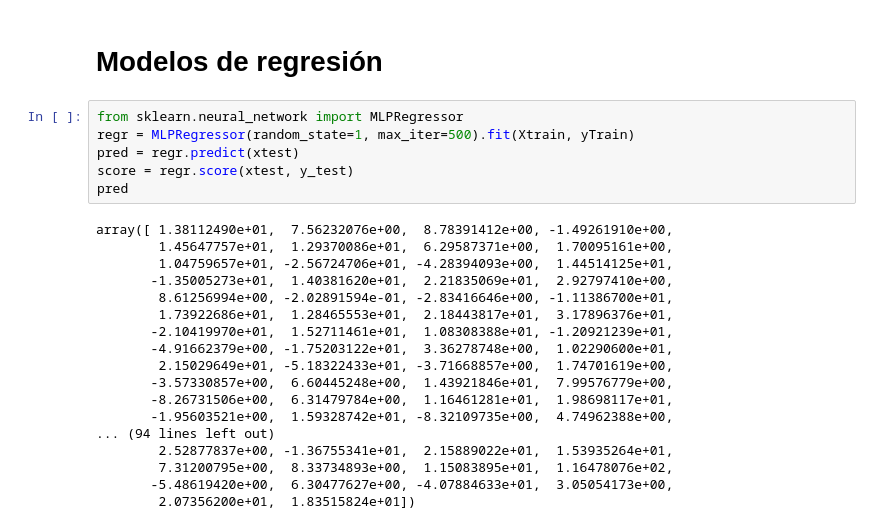
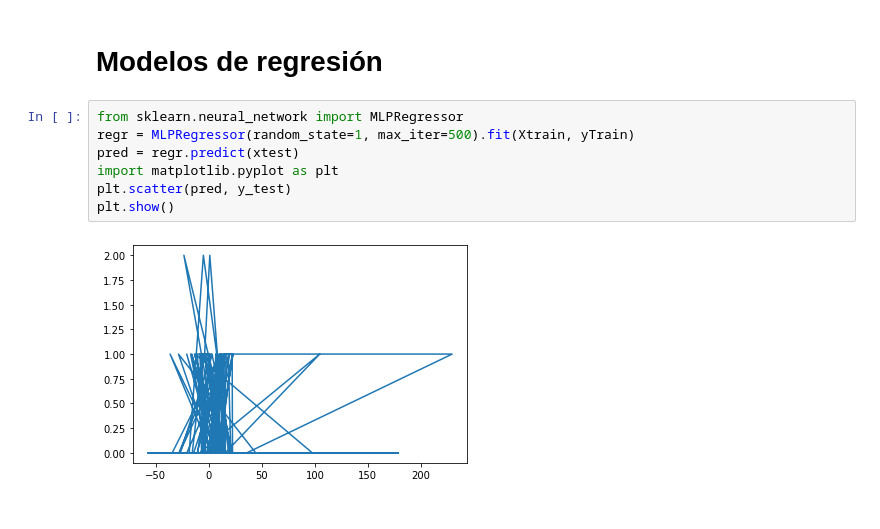
Before and after one commit to JuanPineda115/DM-HT8, a Jupyter notebook: RNA.ipynb, the cells around one changed output. Cells and saved outputs as stored; diff of their text form.

```diff
--- a/RNA.ipynb
+++ b/RNA.ipynb
@@ -215,24 +215,9 @@ Accuracy:  0.9703196347031964
 # %%
 from sklearn.neural_network import MLPRegressor
 regr = MLPRegressor(random_state=1, max_iter=500).fit(Xtrain, yTrain)
 pred = regr.predict(xtest)
-score = regr.score(xtest, y_test)
-pred
+import matplotlib.pyplot as plt
+plt.scatter(pred, y_test)
+plt.show()
 # %% [output]
-array([ 1.38112490e+01,  7.56232076e+00,  8.78391412e+00, -1.49261910e+00,
-        1.45647757e+01,  1.29370086e+01,  6.29587371e+00,  1.70095161e+00,
-        1.04759657e+01, -2.56724706e+01, -4.28394093e+00,  1.44514125e+01,
-       -1.35005273e+01,  1.40381620e+01,  2.21835069e+01,  2.92797410e+00,
-        8.61256994e+00, -2.02891594e-01, -2.83416646e+00, -1.11386700e+01,
-        1.73922686e+01,  1.28465553e+01,  2.18443817e+01,  3.17896376e+01,
-       -2.10419970e+01,  1.52711461e+01,  1.08308388e+01, -1.20921239e+01,
-       -4.91662379e+00, -1.75203122e+01,  3.36278748e+00,  1.02290600e+01,
-        2.15029649e+01, -5.18322433e+01, -3.71668857e+00,  1.74701619e+00,
-       -3.57330857e+00,  6.60445248e+00,  1.43921846e+01,  7.99576779e+00,
-       -8.26731506e+00,  6.31479784e+00,  1.16461281e+01,  1.98698117e+01,
-       -1.95603521e+00,  1.59328742e+01, -8.32109735e+00,  4.74962388e+00,
-... (94 lines left out)
-        2.52877837e+00, -1.36755341e+01,  2.15889022e+01,  1.53935264e+01,
-        7.31200795e+00,  8.33734893e+00,  1.15083895e+01,  1.16478076e+02,
-       -5.48619420e+00,  6.30477627e+00, -4.07884633e+01,  3.05054173e+00,
-        2.07356200e+01,  1.83515824e+01])
+[figure, added]
```
